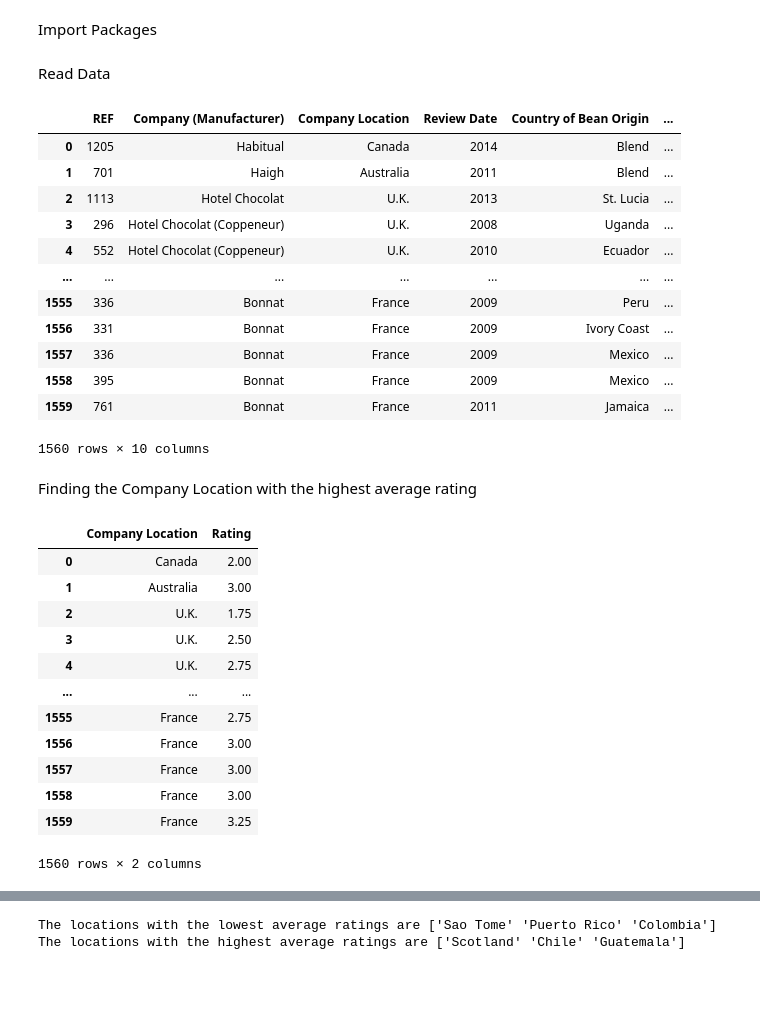
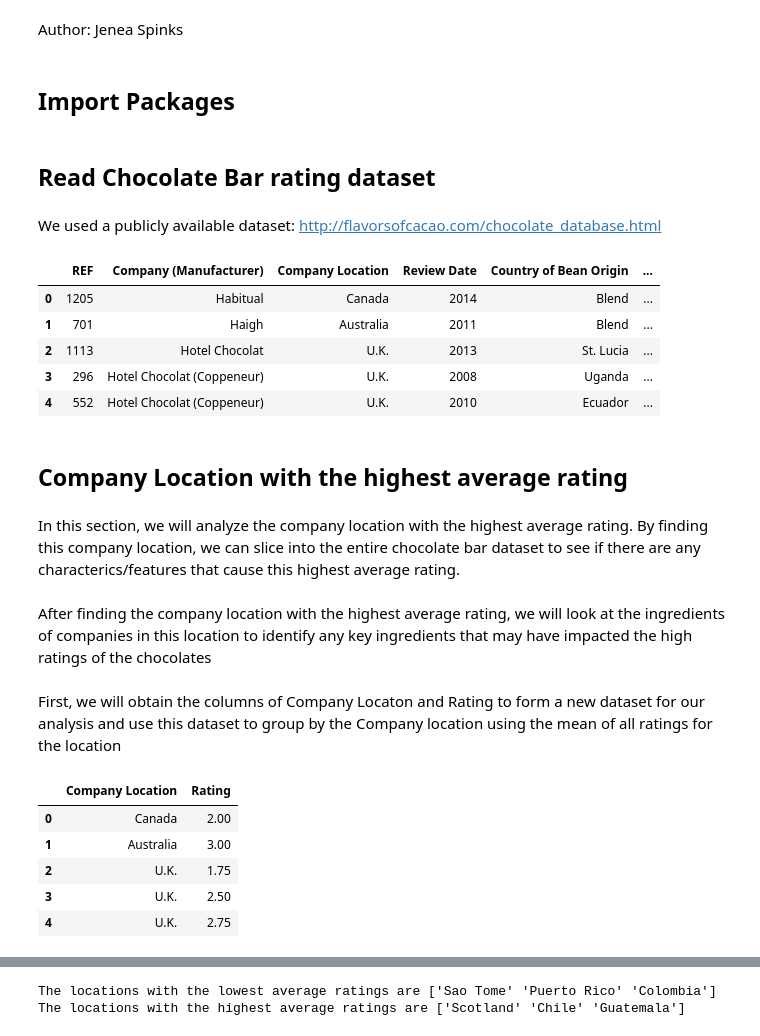
Before and after one commit to UCB-stat-159-s22/hw07-Group22, a Jupyter notebook: Figure.ipynb, the cells around one changed output, grey strips where cells are left out. Saved outputs shown, nothing was run; the diff lists cells and outputs as text; code cells hidden in the pictures; blank space fills up the shorter version.

```diff
--- a/Figure.ipynb
+++ b/Figure.ipynb
@@ -1,34 +1,37 @@
+# %% [markdown]
+ Author: Jenea Spinks
 # %% [markdown]
-Import Packages
+## Import Packages
 # %%
 import numpy as np
 import pandas as pd
 import matplotlib.pyplot as plt
 import seaborn as sns
 # %% [markdown]
-Read Data
+## Read Chocolate Bar rating dataset
+# %% [markdown]
+We used a publicly available dataset: http://flavorsofcacao.com/chocolate_database.html
 # %%
 chocolate = pd.read_csv('data/chocolate.csv')
-chocolate
+chocolate.head(5)
 # %% [output]
 |  | REF | Company (Manufacturer) | Company Location | Review Date | Country of Bean Origin | ... |
 | 0 | 1205 | Habitual | Canada | 2014 | Blend | ... |
 | 1 | 701 | Haigh | Australia | 2011 | Blend | ... |
 | 2 | 1113 | Hotel Chocolat | U.K. | 2013 | St. Lucia | ... |
 | 3 | 296 | Hotel Chocolat (Coppeneur) | U.K. | 2008 | Uganda | ... |
 | 4 | 552 | Hotel Chocolat (Coppeneur) | U.K. | 2010 | Ecuador | ... |
-| ... | ... | ... | ... | ... | ... | ... |
-| 1555 | 336 | Bonnat | France | 2009 | Peru | ... |
-| 1556 | 331 | Bonnat | France | 2009 | Ivory Coast | ... |
-| 1557 | 336 | Bonnat | France | 2009 | Mexico | ... |
-| 1558 | 395 | Bonnat | France | 2009 | Mexico | ... |
-| 1559 | 761 | Bonnat | France | 2011 | Jamaica | ... |
-1560 rows × 10 columns
 # %% [markdown]
-Finding the Company Location with the highest average rating
+## Company Location with the highest average rating
+# %% [markdown]
+In this section, we will analyze the company location with the highest average rating. By finding this company location, we can slice into the entire chocolate bar dataset to see if there are any characterics/features that cause this highest average rating.
+# %% [markdown]
+After finding the company location with the highest average rating, we will look at the ingredients of companies in this location to identify any key ingredients that may have impacted the high ratings of the chocolates
+# %% [markdown]
+First, we will obtain the columns of Company Locaton and Rating to form a new dataset for our analysis and use this dataset to group by the Company location using the mean of all ratings for the location
 # %%
 company_rating = chocolate[['Company Location','Rating']]
-company_rating
+company_rating.head(5)
 # %% [output]
 |  | Company Location | Rating |
 | 0 | Canada | 2.00 |
@@ -36,12 +39,5 @@ company_rating
 | 2 | U.K. | 1.75 |
 | 3 | U.K. | 2.50 |
 | 4 | U.K. | 2.75 |
-| ... | ... | ... |
-| 1555 | France | 2.75 |
-| 1556 | France | 3.00 |
-| 1557 | France | 3.00 |
-| 1558 | France | 3.00 |
-| 1559 | France | 3.25 |
-1560 rows × 2 columns
 # %%
 rating_grouped = company_rating.groupby('Company Location').mean().reset_index()
```
Also changed, not shown: parts of 17 cells of this notebook.
